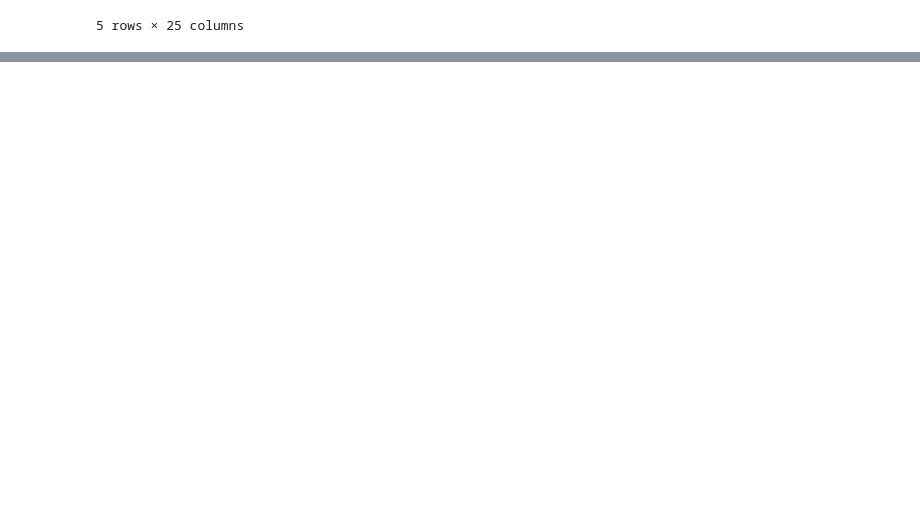
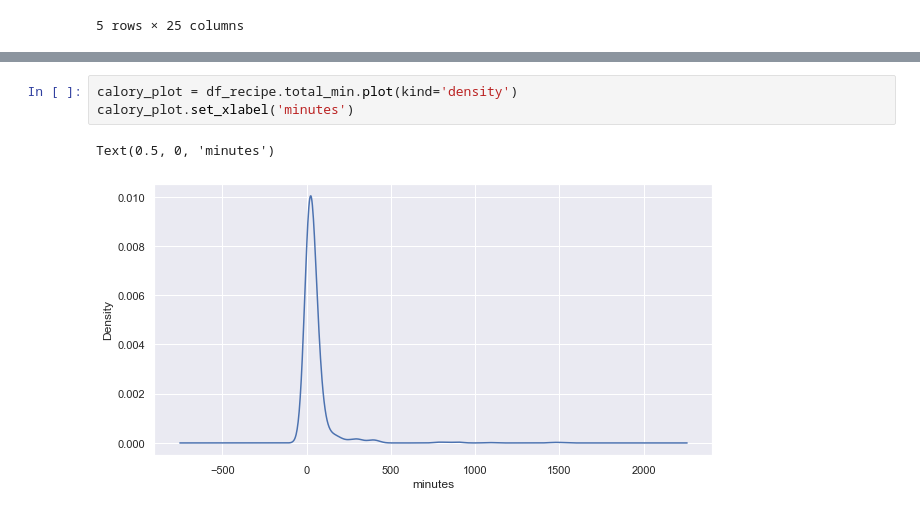
Before and after one commit to jellehuibregtse/recipe-recommendation-system, a Jupyter notebook: cookbook_eda.ipynb, the cells around one changed output, grey strips where cells are left out. Saved outputs shown, nothing was run; the diff lists cells and outputs as text; blank space fills up the shorter version.

```diff
--- a/cookbook_eda.ipynb
+++ b/cookbook_eda.ipynb
@@ -64,0 +85,6 @@ df_recipe.head()
+# %%
+calory_plot = df_recipe.total_min.plot(kind='density')
+calory_plot.set_xlabel('minutes')
+# %% [output]
+Text(0.5, 0, 'minutes')
+[figure, added]
```
Also changed, not shown: parts of 8 cells of this notebook.
